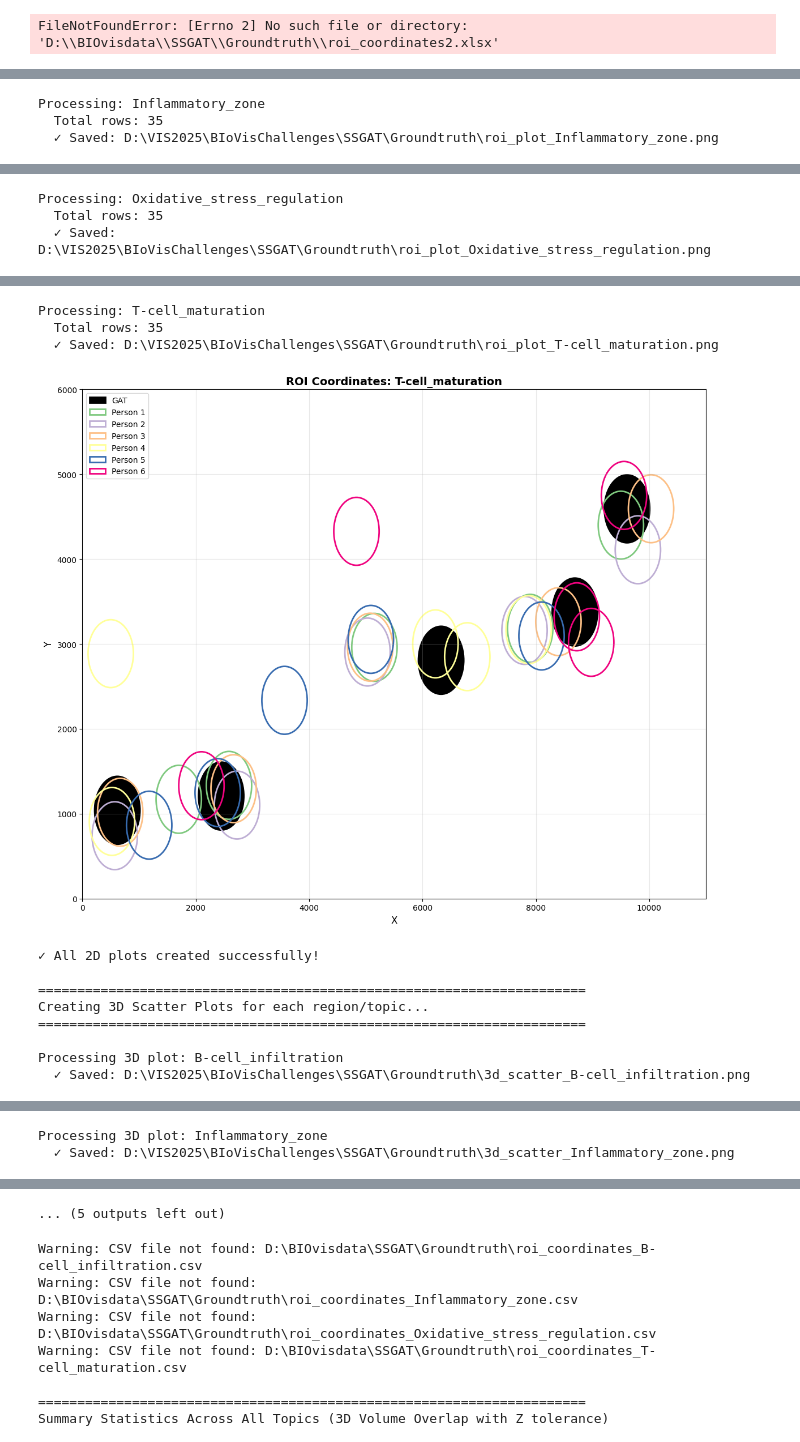
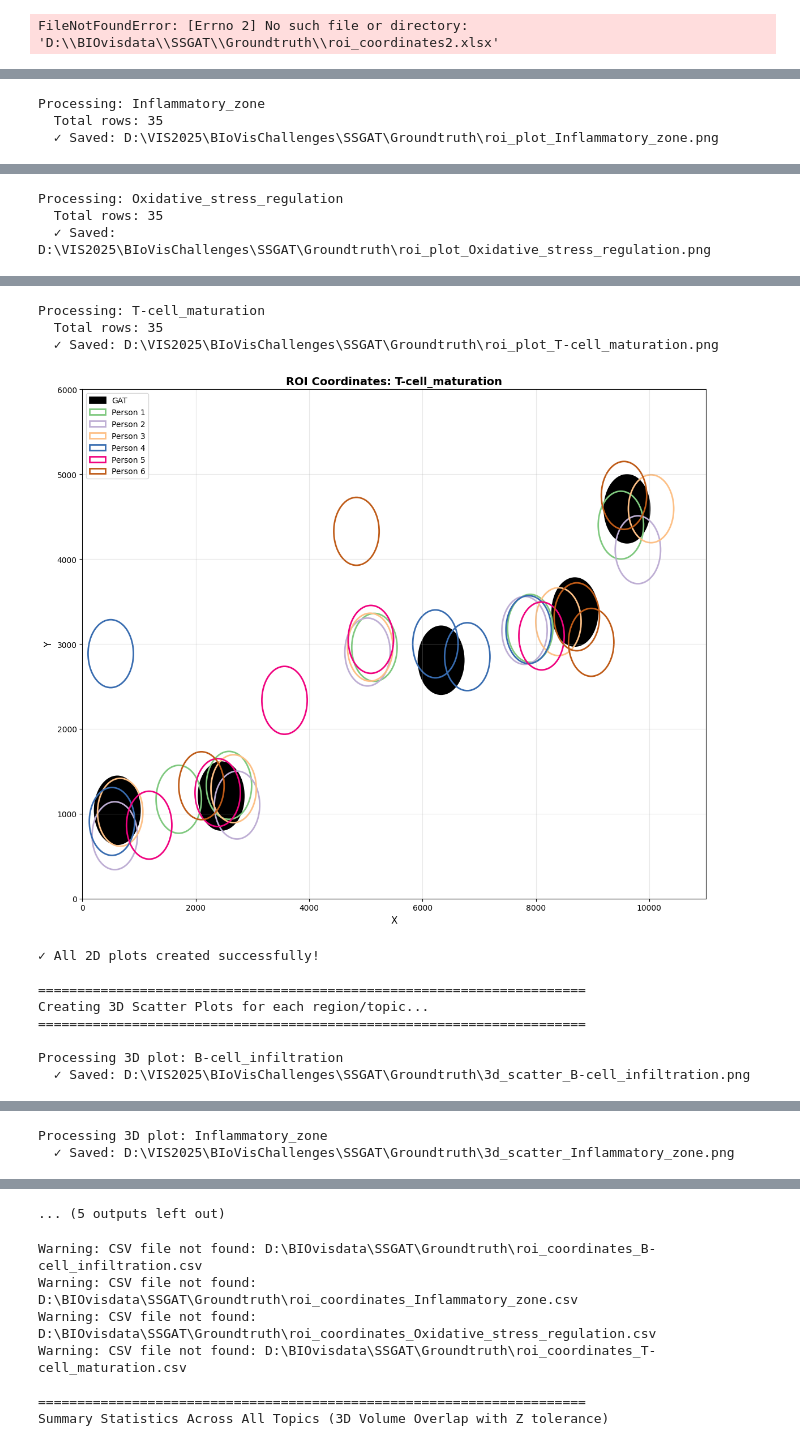
Before and after one commit to Hosseinfatho/SSGAT, a Jupyter notebook: Groundtruth/groundtruthTest.ipynb, the cells around one changed output, grey strips where cells are left out. Saved outputs shown, nothing was run; the diff lists cells and outputs as text; code cells hidden in the pictures.

Commit message:
update plots

```diff
--- a/Groundtruth/groundtruthTest.ipynb
+++ b/Groundtruth/groundtruthTest.ipynb
@@ -4471,9 +4471,9 @@ colors = {
     'Person 1': '#7fc97f',      # Green
     'Person 2': '#beaed4',      # Purple
     'Person 3': '#fdc086',      # Orange
-    'Person 4': '#ffff99',      # Yellow
-    'Person 5': '#386cb0',      # Blue
-    'Person 6': '#f0027f'       # Pink
+    'Person 4': '#386cb0',      # Yellow
+    'Person 5': '#f0027f',      # Blue
+    'Person 6': '#bf5b17'       # Pink
 }
 
 # Markers for 3D scatter plot
@@ -4698,7 +4698,7 @@ Processing: Oxidative_stress_regulation
 Processing: T-cell_maturation
   Total rows: 35
   ✓ Saved: D:\VIS2025\BIoVisChallenges\SSGAT\Groundtruth\roi_plot_T-cell_maturation.png
-[figure, old version]
+[figure, new version]
 ✓ All 2D plots created successfully!
 
 ======================================================================
```
Also changed, not shown: parts of 1 cell of this notebook, 7 other files.
